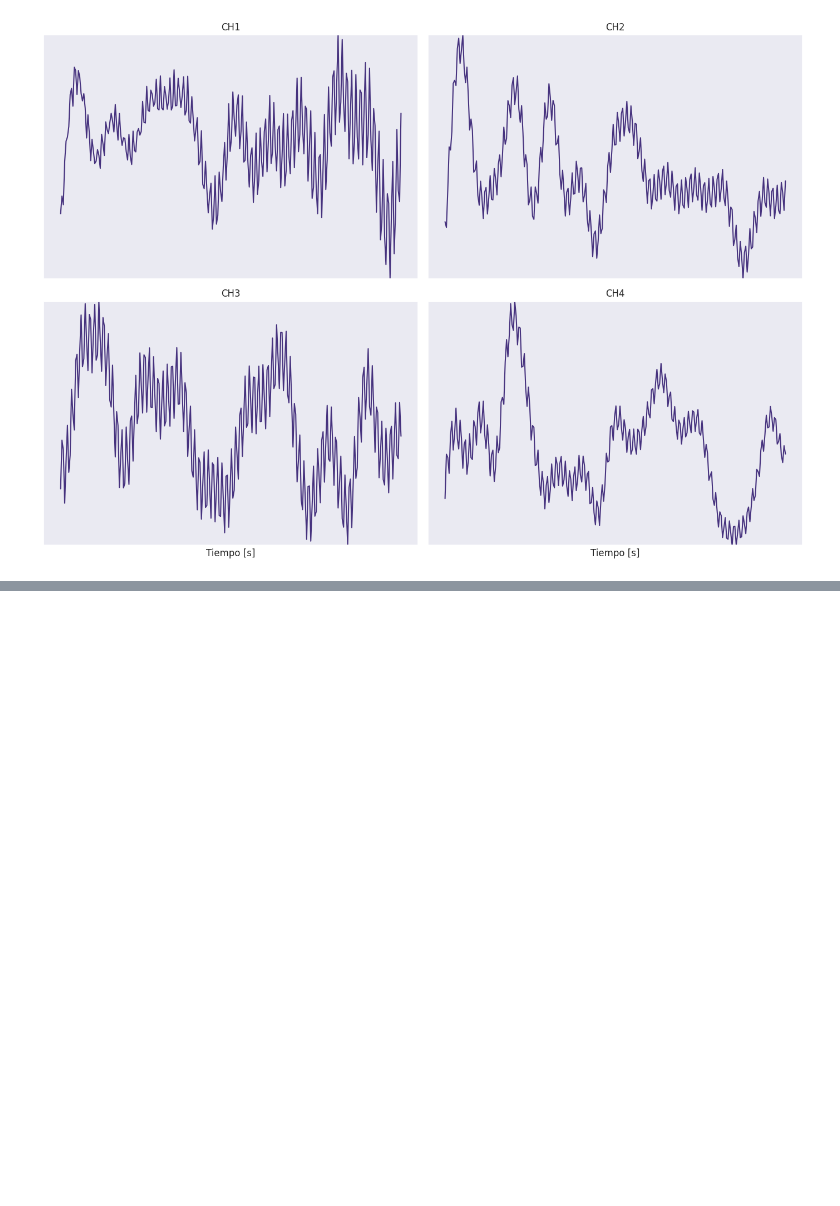
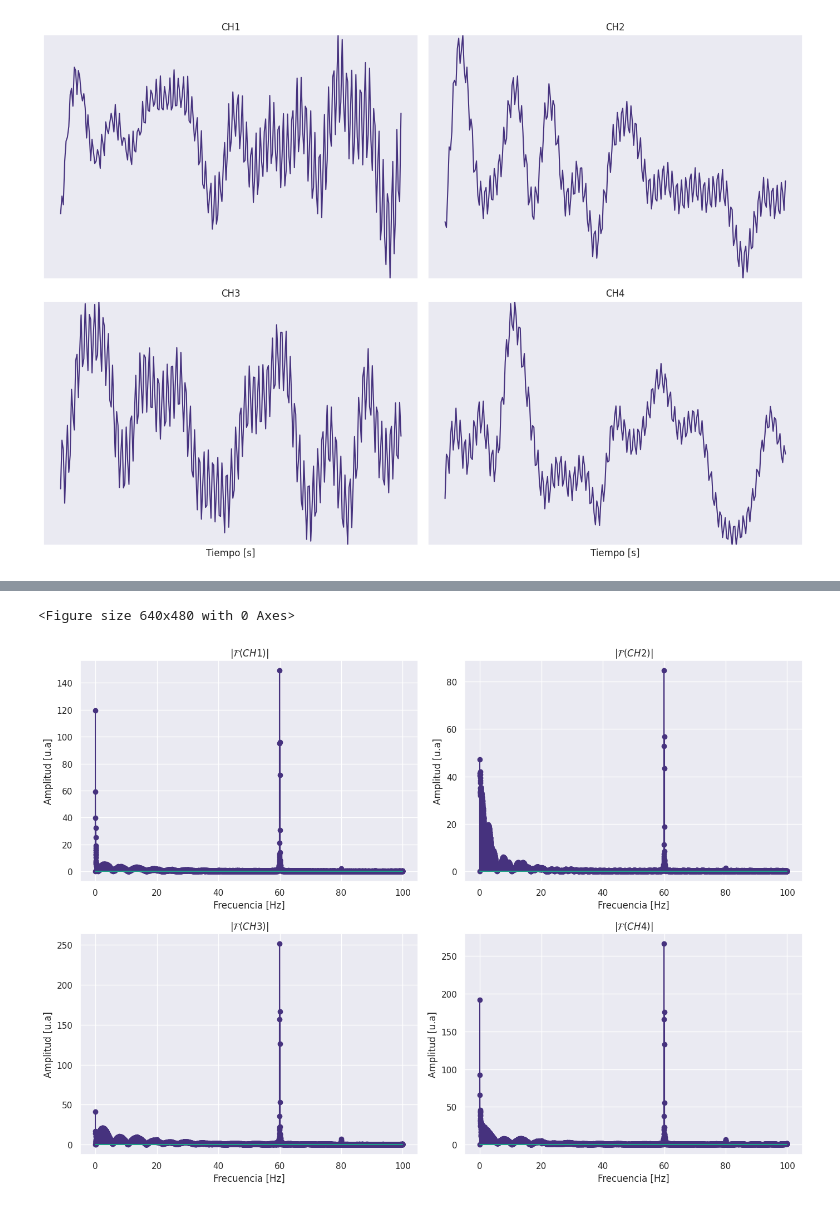
Before and after one commit to CrisCL20/Proyecto---INF405, a Jupyter notebook: Proyecto_INF405.ipynb, the cells around one changed output, grey strips where cells are left out. Saved outputs shown, nothing was run; the diff lists cells and outputs as text; code cells hidden in the pictures; blank space fills up the shorter version.

```diff
--- a/Proyecto_INF405.ipynb
+++ b/Proyecto_INF405.ipynb
@@ -258,0 +317,6 @@ close_up(channels_rec, 250, Tmax=T)
+# %%
+FST_FILT(channels=channels_fft, amp=900)
+plot_channels(channels_fft=channels_fft, freq=freq)
+# %% [output]
+<Figure size 640x480 with 0 Axes>
+[figure, added]
```
Also changed, not shown: parts of 18 cells of this notebook.
